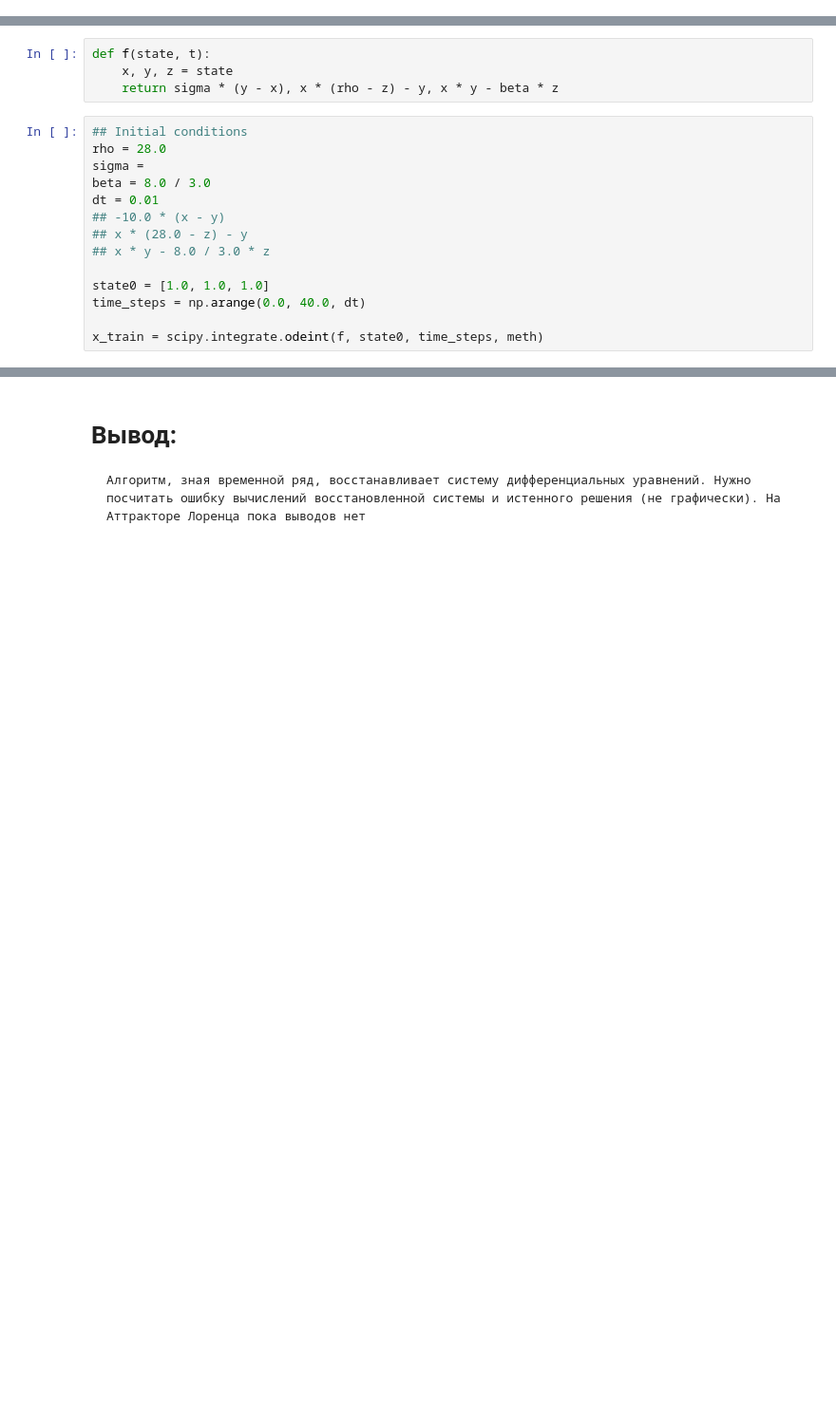
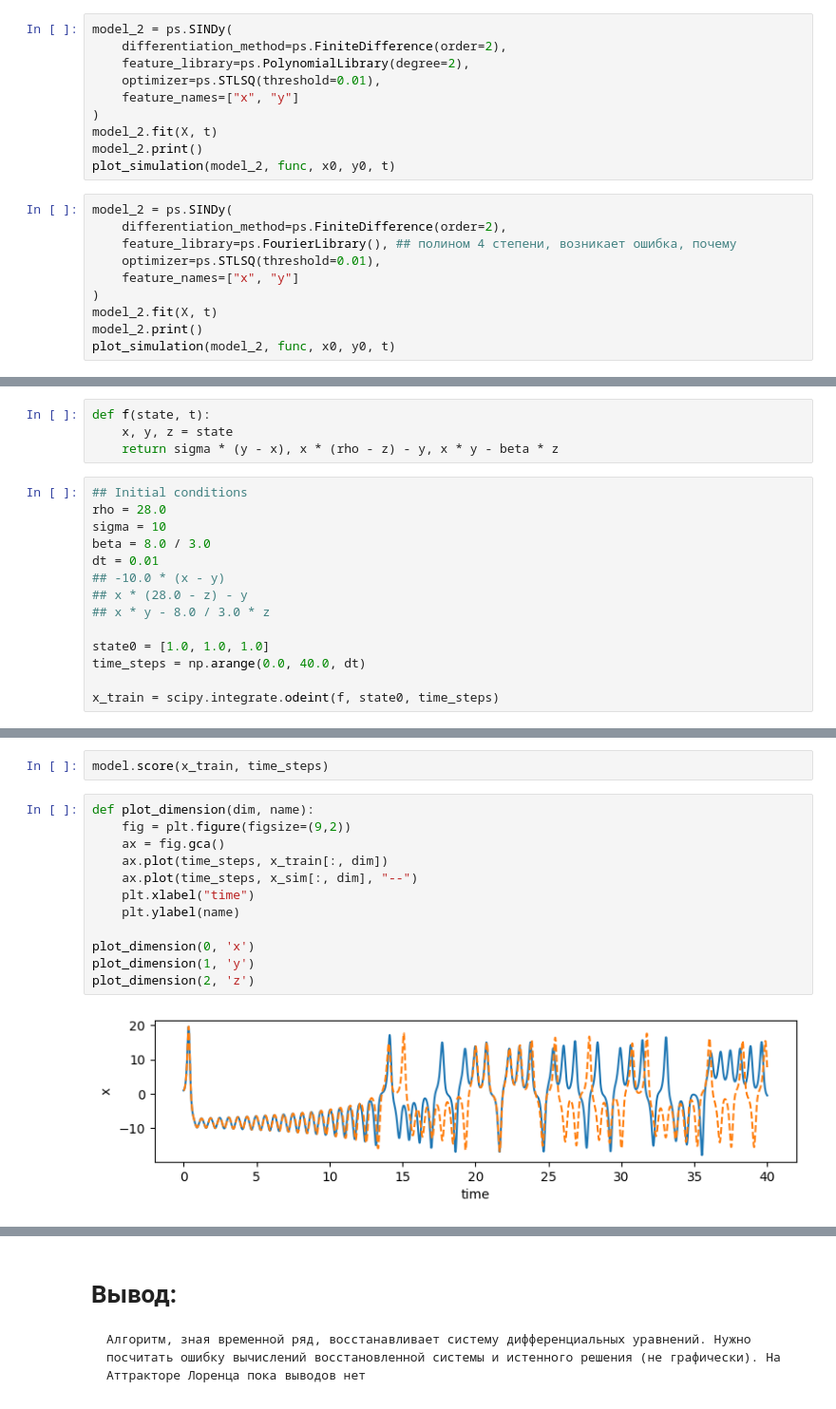
Before and after one commit to sadjumb/Scientific_non_linear_System, a Jupyter notebook: Samples_algo_SINDy.ipynb, the cells around one changed output, grey strips where cells are left out. Shown: that part at 95% size. Saved outputs shown, nothing was run; the diff lists cells and outputs as text; blank space fills up the shorter version.

```diff
--- a/Samples_algo_SINDy.ipynb
+++ b/Samples_algo_SINDy.ipynb
@@ -115,3 +150,23 @@ plot_simulation(model_2, x0, y0, t, res.y)
+# %%
+model_2 = ps.SINDy(
+    differentiation_method=ps.FiniteDifference(order=2),
+    feature_library=ps.PolynomialLibrary(degree=2),
+    optimizer=ps.STLSQ(threshold=0.01),
+    feature_names=["x", "y"]
+)
+model_2.fit(X, t)
+model_2.print()
+plot_simulation(model_2, func, x0, y0, t)
+# %%
+model_2 = ps.SINDy(
+    differentiation_method=ps.FiniteDifference(order=2),
+    feature_library=ps.FourierLibrary(), ## полином 4 степени, возникает ошибка, почему
+    optimizer=ps.STLSQ(threshold=0.01),
+    feature_names=["x", "y"]
+)
+model_2.fit(X, t)
+model_2.print()
+plot_simulation(model_2, func, x0, y0, t)
 # %% [markdown]
 # About Lorenz system
 ![The first](Lorenz_system.png "Title")
@@ -123,7 +178,7 @@ def f(state, t):
 # %%
 ## Initial conditions
 rho = 28.0
-sigma =
+sigma = 10
 beta = 8.0 / 3.0
 dt = 0.01
 ## -10.0 * (x - y)
@@ -133,7 +188,7 @@ dt = 0.01
 state0 = [1.0, 1.0, 1.0]
 time_steps = np.arange(0.0, 40.0, dt)
 
-x_train = scipy.integrate.odeint(f, state0, time_steps, meth)
+x_train = scipy.integrate.odeint(f, state0, time_steps)
 # %%
 model = ps.SINDy(
     optimizer=ps.STLSQ(threshold=0.05),
@@ -158,0 +208,16 @@ plt.show()
+# %%
+model.score(x_train, time_steps)
+# %%
+def plot_dimension(dim, name):
+    fig = plt.figure(figsize=(9,2))
+    ax = fig.gca()
+    ax.plot(time_steps, x_train[:, dim])
+    ax.plot(time_steps, x_sim[:, dim], "--")
+    plt.xlabel("time")
+    plt.ylabel(name)
+
+plot_dimension(0, 'x')
+plot_dimension(1, 'y')
+plot_dimension(2, 'z')
+# %% [output]
+[figure, added]
```
Also changed, not shown: parts of 24 cells of this notebook.
